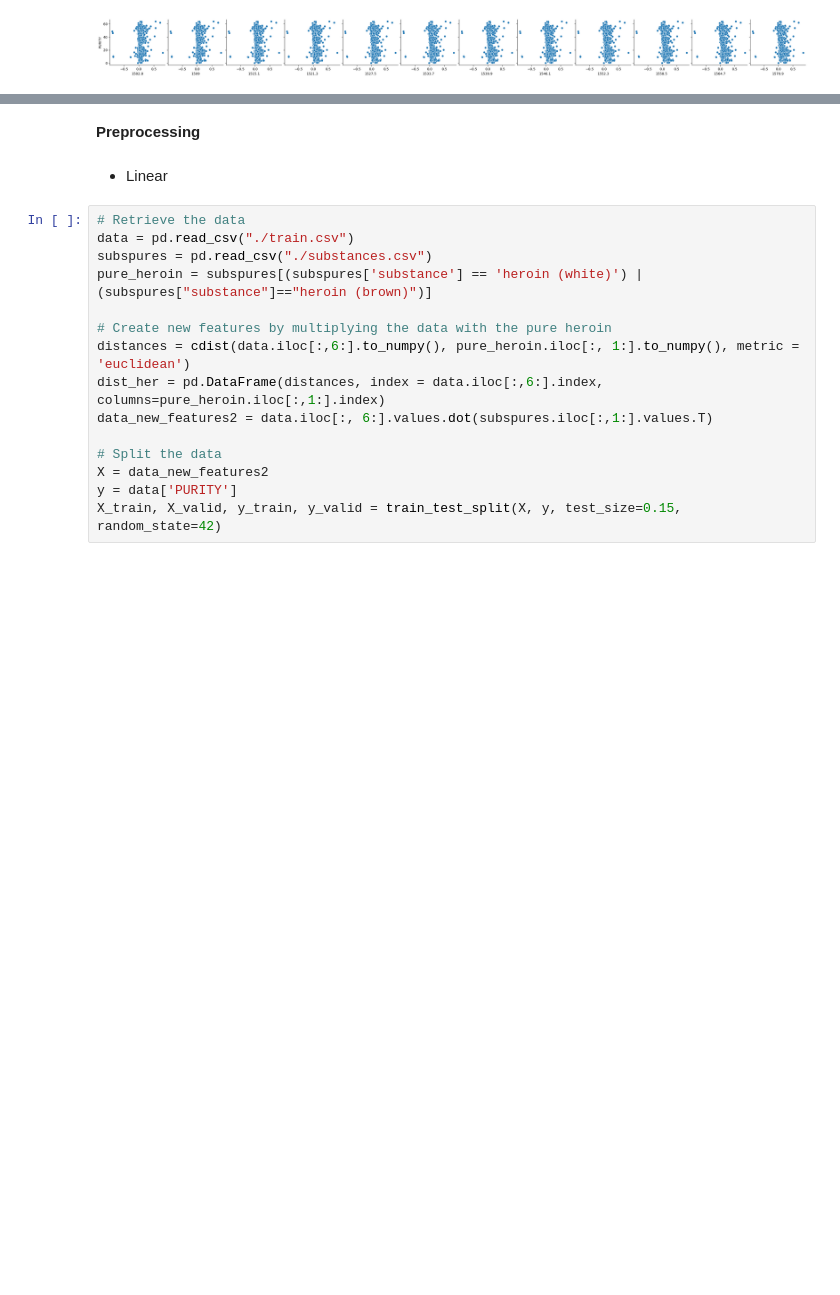
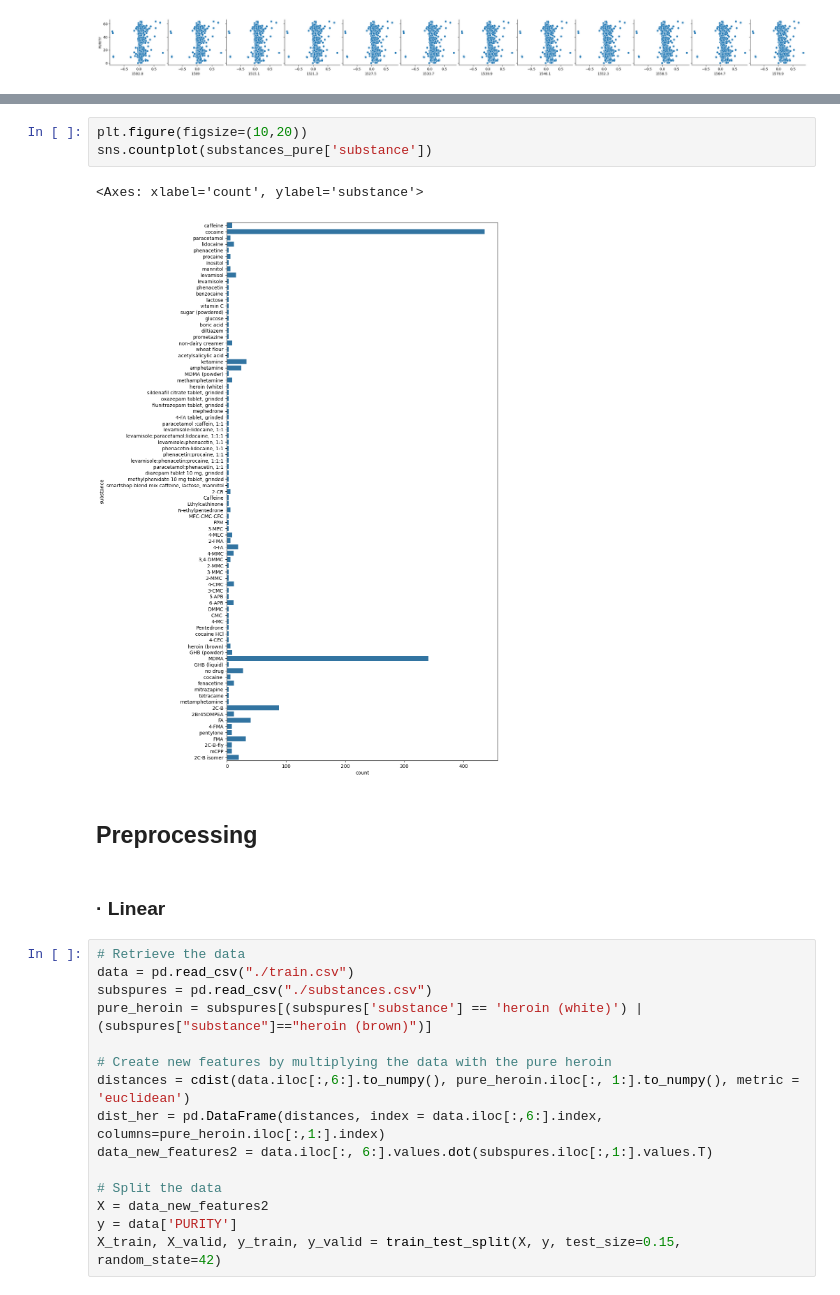
Before and after one commit to eferrer11/ML-project-heroin, a Jupyter notebook: Rendu_final.ipynb, the cells around one changed output, grey strips where cells are left out. Drawn from its saved outputs; the diff is of its cells as text; blank space fills up the shorter version.

```diff
--- a/Rendu_final.ipynb
+++ b/Rendu_final.ipynb
@@ -104,7 +123,13 @@ for i in range (1, 10):
+# %%
+plt.figure(figsize=(10,20))
+sns.countplot(substances_pure['substance'])
+# %% [output]
+<Axes: xlabel='count', ylabel='substance'>
+[figure, added]
 # %% [markdown]
-**Preprocessing**
+## Preprocessing
 # %% [markdown]
-- Linear
+### · Linear
 # %%
 # Retrieve the data
 data = pd.read_csv("./train.csv")
```
Also changed, not shown: parts of 20 cells of this notebook.
